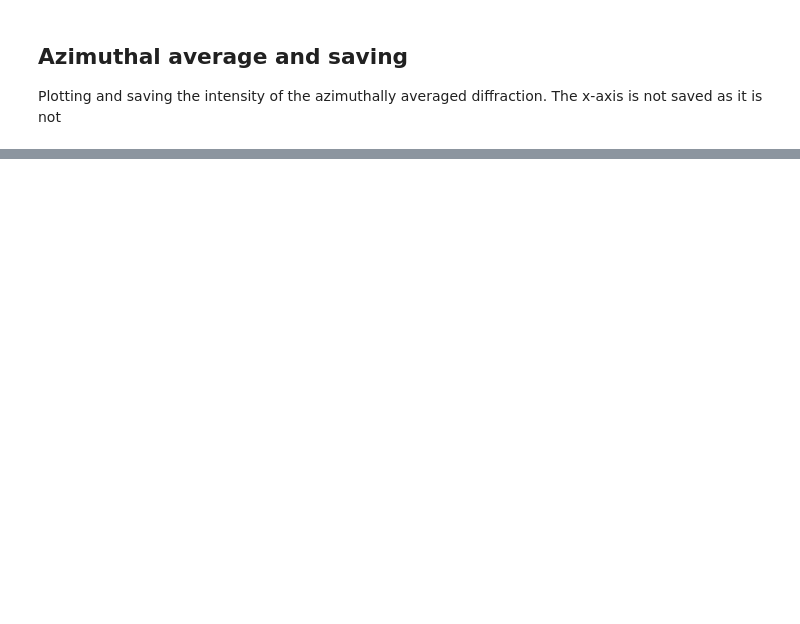
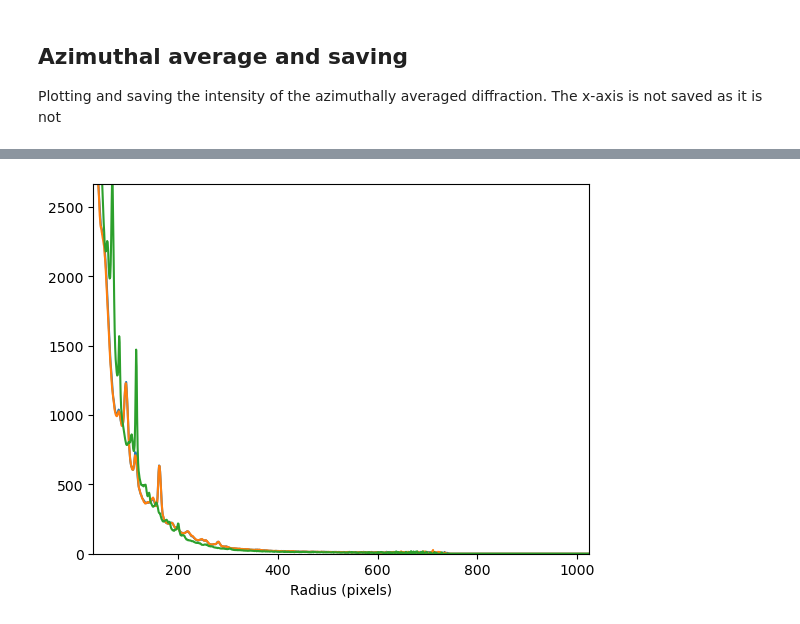
Before and after one commit to victorsecco/PyeRDF, a Jupyter notebook: notebooks/workflows/epdf/01.1_dp.processing_ceta.ipynb, the cells around one changed output, grey strips where cells are left out. Drawn from its saved outputs; the diff is of its cells as text; code cells hidden in the pictures; blank space fills up the shorter version.

```diff
--- a/notebooks/workflows/epdf/01.1_dp.processing_ceta.ipynb
+++ b/notebooks/workflows/epdf/01.1_dp.processing_ceta.ipynb
@@ -232,9 +229,27 @@ plt.show()
 # %%
 import pandas as pd
 
-q = np.linspace(0, len(data)*0.00743649587727647, len(data))
-roi = pd.DataFrame(np.array([q,data]).T)
-roi.to_csv(os.path.join(os.path.dirname(directory),("CdSe_W2.csv")), index = None, sep = "\t")
+save_path = r"C:\Users\seccolev\data_processing\data\processed\ePDF\In2O3"
+
+#q = np.linspace(0, len(data)*0.00743649587727647, len(data))
+roi = pd.DataFrame(np.array([data]).T)
+roi.to_csv(os.path.join(save_path,("In2O3-side-2000-b2-roi2.csv")), index = None, sep = "\t")
+# %%
+flat = pd.read_csv(os.path.join(save_path,("F-Fe3O4-E-A-s6-4.csv")), sep = "\t", header = None)
+wob = pd.read_csv(os.path.join(save_path,("F-Fe3O4-E-A-s6-3.csv")), sep = "\t", header = None)
+flat2 = pd.read_csv(os.path.join(save_path,("F-Fe3O4-E-A-s6-5.csv")), sep = "\t", header = None)
+
+plt.plot(flat[0], label = "Flat")
+plt.plot(wob[0], label = "Wobble")
+plt.plot(flat2[0], label = "Flat2")
+plt.xlabel("Radius (pixels)")
+plt.xlim(30, 1024)
+plt.ylim(0, 0.05 * np.max(flat[0]))
+
+summed = flat[0] + wob[0]
+summed.to_csv(os.path.join(save_path,("F-Fe3O4-E-A-s6_summed.csv")), index = None, sep = "\t")
+# %% [output]
+[figure, added]
 # %%
 import pandas as pd
 import matplotlib.pyplot as plt
```
Also changed, not shown: parts of 11 cells of this notebook, 7 other files.
